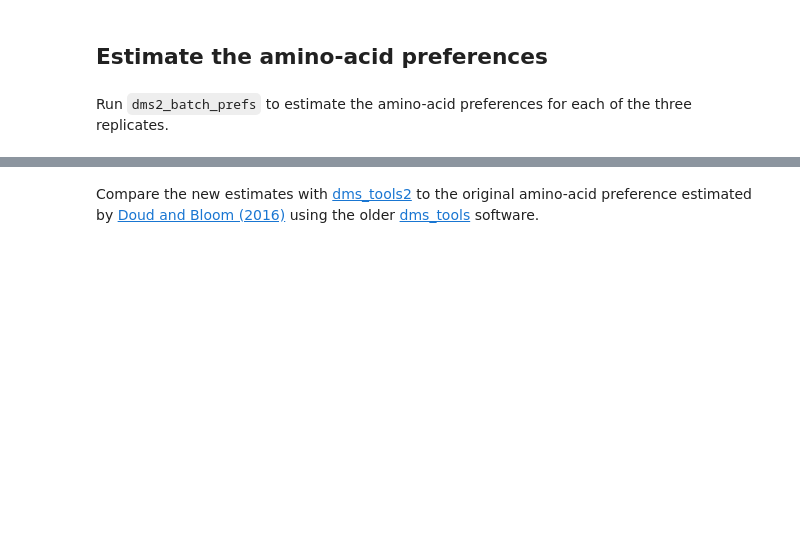
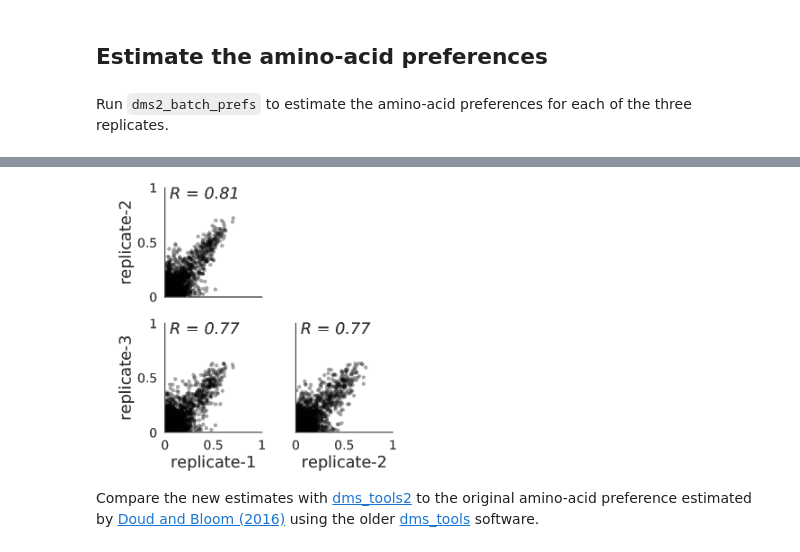
Before and after one commit to jbloomlab/dms_tools2, a Jupyter notebook: examples/Doud2016/analysis_notebook.ipynb, the cells around one changed output, grey strips where cells are left out. Drawn from its saved outputs; the diff is of its cells as text; code cells hidden in the pictures; blank space fills up the shorter version.

```diff
--- a/examples/Doud2016/analysis_notebook.ipynb
+++ b/examples/Doud2016/analysis_notebook.ipynb
@@ -429,3 +334,7 @@ Look at the correlation among replicates.
+# %%
+showPDF(os.path.join(prefsdir, 'summary_prefscorr.pdf'), width=300)
+# %% [output]
+[figure, added]
 # %% [markdown]
 Compare the new estimates with [dms_tools2](http://jbloomlab.github.io/dms_tools2/) to the original amino-acid preference estimated by [Doud and Bloom (2016)](http://www.mdpi.com/1999-4915/8/6/155) using the older [dms_tools](http://jbloomlab.github.io/dms_tools/) software.
 # %%
```
Also changed, not shown: parts of 3 cells of this notebook.
